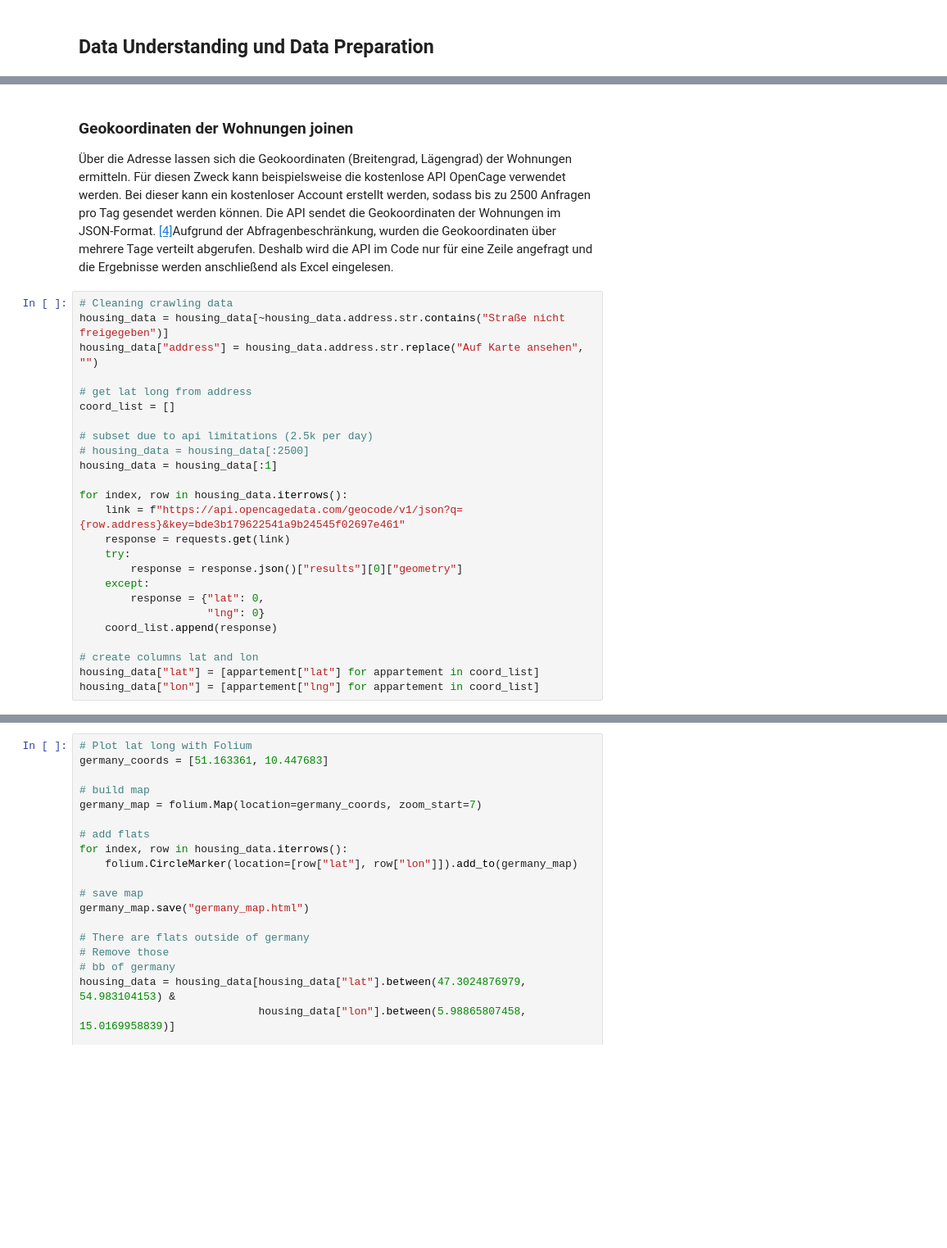
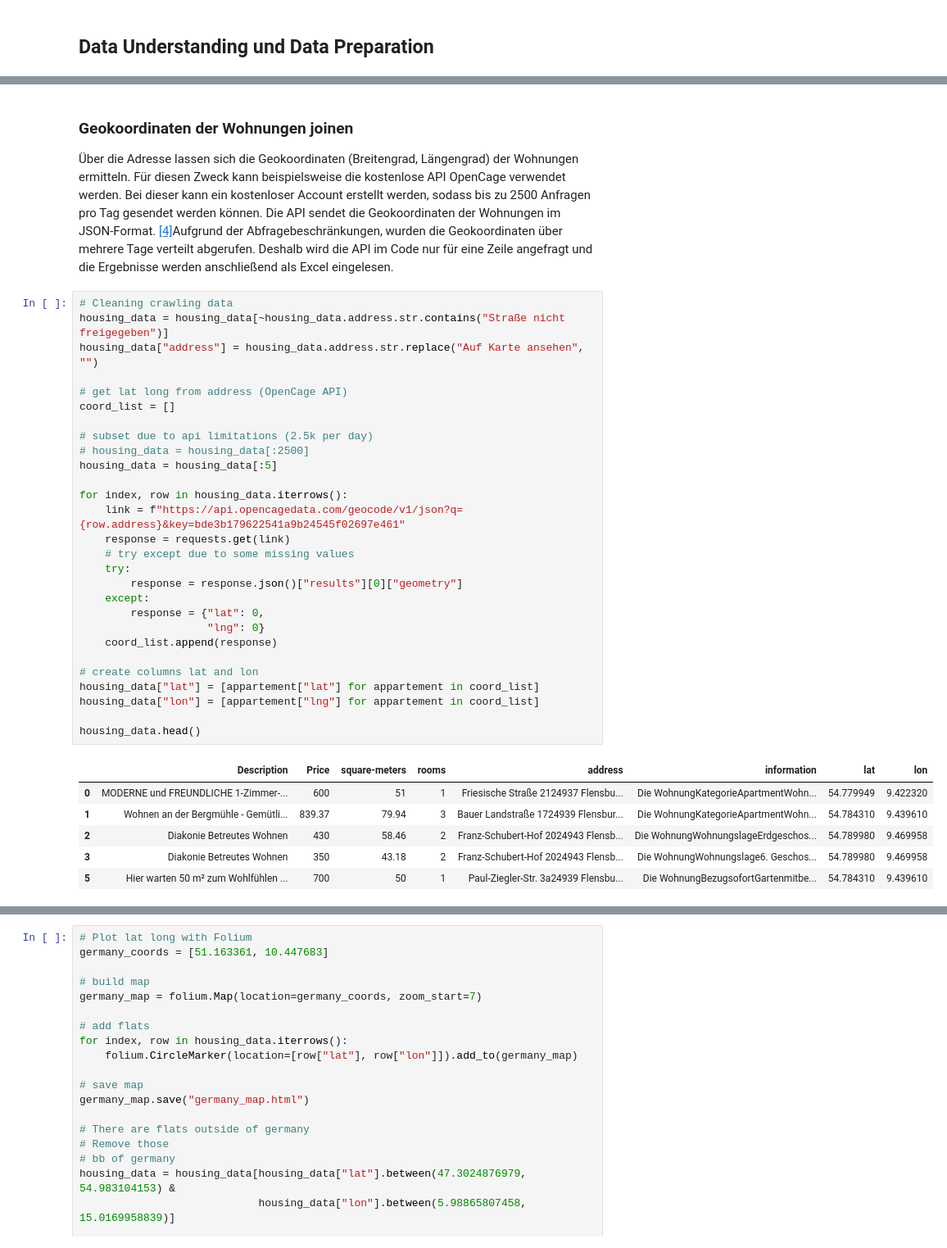
Before and after one commit to LeIx1999/AP_House_Prices, a Jupyter notebook: AP_Jannis_Niesen.ipynb, the cells around one changed output, grey strips where cells are left out. Shown at 82% size. Drawn from its saved outputs; the diff is of its cells as text; blank space fills up the shorter version.

```diff
--- a/AP_Jannis_Niesen.ipynb
+++ b/AP_Jannis_Niesen.ipynb
@@ -228,32 +234,42 @@ memory usage: 573.8+ KB
 | 4 | Penthouse-Wohnung mit traumhaften... | 1540 | 104.26 | 3 | Straße nicht freigegeben24944 Fle... | Die WohnungKategoriePenthouseWohn... |
 # %% [markdown]
 ### Geokoordinaten der Wohnungen joinen
-Über die Adresse lassen sich die Geokoordinaten (Breitengrad, Lägengrad) der Wohnungen ermitteln. Für diesen Zweck kann beispielsweise die kostenlose API OpenCage verwendet werden. Bei dieser kann ein kostenloser Account erstellt werden, sodass bis zu 2500 Anfragen pro Tag gesendet werden können. Die API sendet die Geokoordinaten der Wohnungen im JSON-Format. [[4]](#OpenCage)Aufgrund der Abfragenbeschränkung, wurden die Geokoordinaten über mehrere Tage verteilt abgerufen. Deshalb wird die API im Code nur für eine Zeile angefragt und die Ergebnisse werden anschließend als Excel eingelesen.
+Über die Adresse lassen sich die Geokoordinaten (Breitengrad, Längengrad) der Wohnungen ermitteln. Für diesen Zweck kann beispielsweise die kostenlose API OpenCage verwendet werden. Bei dieser kann ein kostenloser Account erstellt werden, sodass bis zu 2500 Anfragen pro Tag gesendet werden können. Die API sendet die Geokoordinaten der Wohnungen im JSON-Format. [[4]](#openCage)Aufgrund der Abfragebeschränkungen, wurden die Geokoordinaten über mehrere Tage verteilt abgerufen. Deshalb wird die API im Code nur für eine Zeile angefragt und die Ergebnisse werden anschließend als Excel eingelesen.
 # %%
 # Cleaning crawling data
 housing_data = housing_data[~housing_data.address.str.contains("Straße nicht freigegeben")]
 housing_data["address"] = housing_data.address.str.replace("Auf Karte ansehen", "")
 
-# get lat long from address
+# get lat long from address (OpenCage API)
 coord_list = []
 
 # subset due to api limitations (2.5k per day)
 # housing_data = housing_data[:2500]
-housing_data = housing_data[:1]
+housing_data = housing_data[:5]
 
 for index, row in housing_data.iterrows():
     link = f"https://api.opencagedata.com/geocode/v1/json?q={row.address}&key=bde3b179622541a9b24545f02697e461"
     response = requests.get(link)
+    # try except due to some missing values
     try:
         response = response.json()["results"][0]["geometry"]
     except:
         response = {"lat": 0,
                     "lng": 0}
     coord_list.append(response)
 
 # create columns lat and lon
 housing_data["lat"] = [appartement["lat"] for appartement in coord_list]
 housing_data["lon"] = [appartement["lng"] for appartement in coord_list]
+
+housing_data.head()
+# %% [output]
+|  | Description | Price | square-meters | rooms | address | information | lat | lon |
+| 0 | MODERNE und FREUNDLICHE 1-Zimmer-... | 600 | 51 | 1 | Friesische Straße 2124937 Flensbu... | Die WohnungKategorieApartmentWohn... | 54.779949 | 9.422320 |
+| 1 | Wohnen an der Bergmühle - Gemütli... | 839.37 | 79.94 | 3 | Bauer Landstraße 1724939 Flensbur... | Die WohnungKategorieApartmentWohn... | 54.784310 | 9.439610 |
+| 2 | Diakonie Betreutes Wohnen | 430 | 58.46 | 2 | Franz-Schubert-Hof 2024943 Flensb... | Die WohnungWohnungslageErdgeschos... | 54.789980 | 9.469958 |
+| 3 | Diakonie Betreutes Wohnen | 350 | 43.18 | 2 | Franz-Schubert-Hof 2024943 Flensb... | Die WohnungWohnungslage6. Geschos... | 54.789980 | 9.469958 |
+| 5 | Hier warten 50 m² zum Wohlfühlen ... | 700 | 50 | 1 | Paul-Ziegler-Str. 3a24939 Flensbu... | Die WohnungBezugsofortGartenmitbe... | 54.784310 | 9.439610 |
 # %% [markdown]
 ### Zusätzliche unabhängige Variablen ermitteln
 #### Gemeindedaten
```
Also changed, not shown: parts of 36 cells of this notebook, 5 other files.
